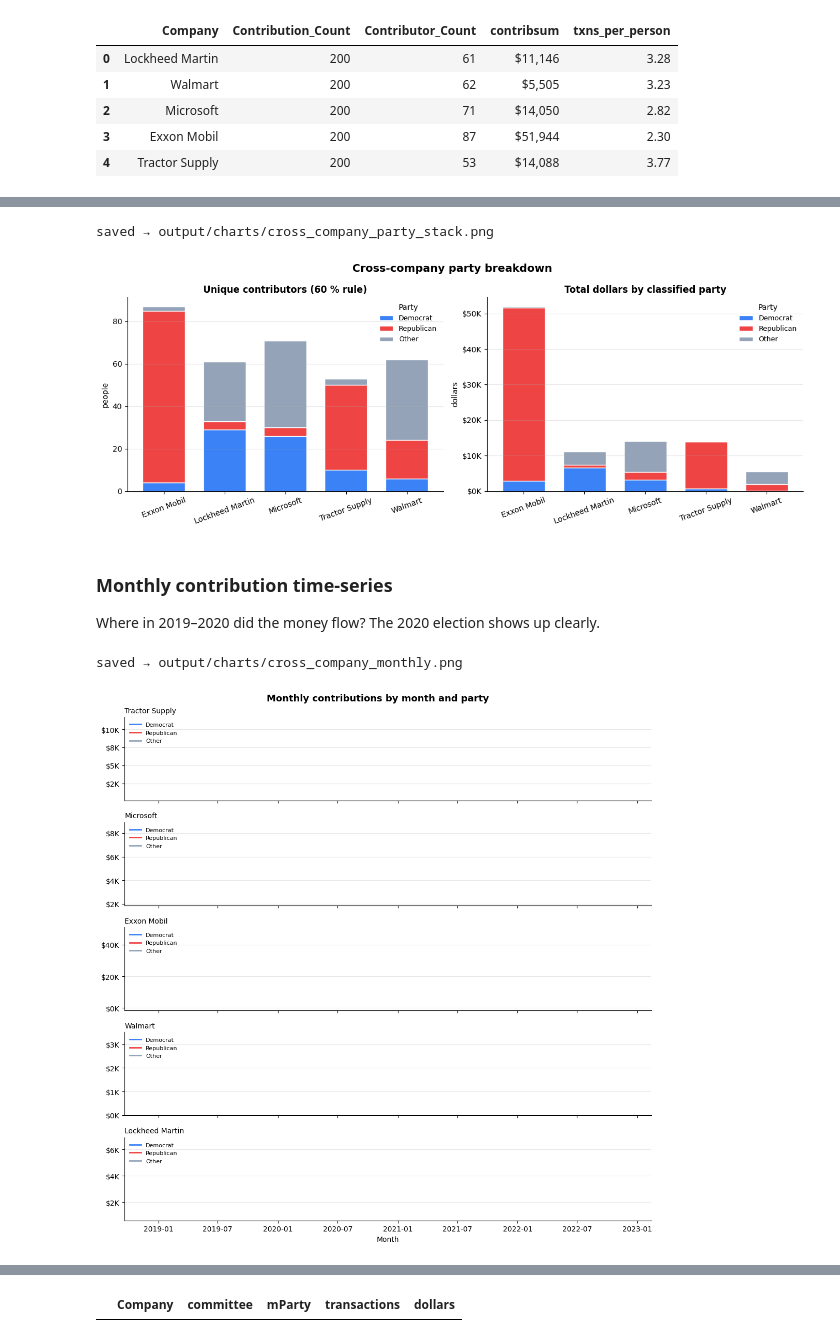
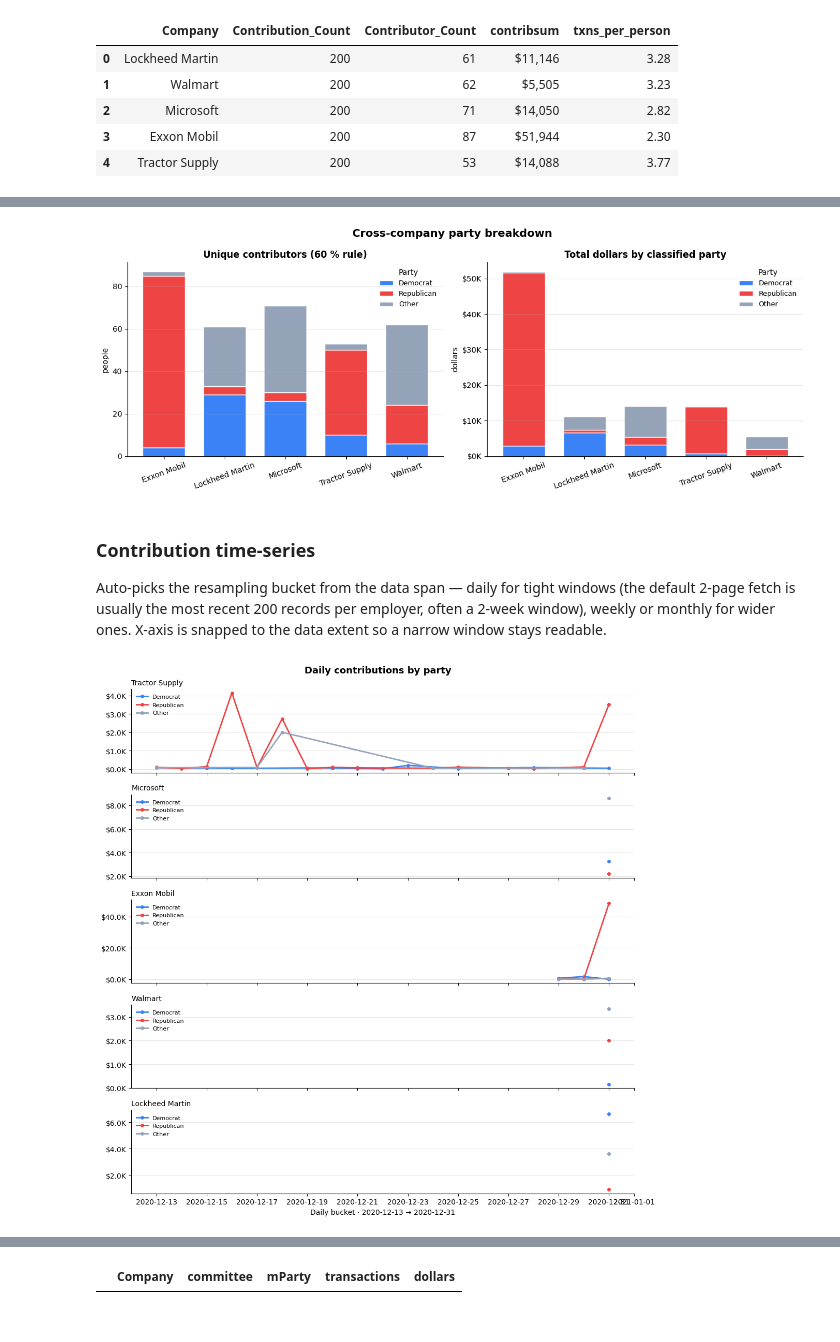
Before and after one commit to JohnnyMarnell/fec-example, a Jupyter notebook: notebooks/cross-company.ipynb, the cells around one changed output, grey strips where cells are left out. Cells and saved outputs as stored; diff of their text form; code cells hidden in the pictures.

````diff
--- a/notebooks/cross-company.ipynb
+++ b/notebooks/cross-company.ipynb
@@ -81,6 +83,13 @@ def _rel(p: Path) -> str:
     try:    return str(p.relative_to(ROOT))
     except ValueError: return str(p)
 
+# Show DuckDB SQL with syntax highlighting then execute it. Single source of truth:
+# anyone scanning the notebook reads the SQL the same way DuckDB does.
+def run_sql(con, sql: str, *, show: bool = True) -> 'pd.DataFrame':
+    if show:
+        display(Markdown(f'```sql\n{sql.strip()}\n```'))
+    return con.execute(sql).df()
+
 print(f'project root : .')
 print(f'schedule_a   : {_rel(SCHEDULE_A_DIR)}')
 print(f'tables out   : {_rel(TABLES_DIR)}')
@@ -254,7 +259,7 @@ con.register('raw', raw)
 con.register('allpacs', allpacs)
 con.register('aristotle', aristotle)
 
-saspac = con.execute("""
+saspac = run_sql(con, """
     WITH joined AS (
         SELECT
             r.company,
@@ -292,7 +297,7 @@ saspac = con.execute("""
         UPPER(NULLIF(TRIM(j.allpacs_party), '')),
         'N'
     )
-""").df()
+""")
 
 # How often did each source resolve the party?
 resolved = pd.DataFrame({
@@ -378,13 +451,15 @@ Colorado       42
 # %%
 con.register('saspac2', saspac2)
-saspac3 = con.execute("""
+saspac3 = run_sql(con, """
     SELECT
         *,
+        -- 25 Aristotle codes collapse to a 3-way major-party label.
         CASE
             WHEN code = 'D' THEN 'Democrat'
             WHEN code = 'R' THEN 'Republican'
             ELSE 'Other'
         END AS mParty,
+        -- ZIP+4 → strict 5-digit (the SAS zipcc step, in one expression).
         LPAD(
             COALESCE(
                 NULLIF(REGEXP_REPLACE(zip_raw, '\\D', '', 'g'), ''),
@@ -394,7 +469,7 @@ saspac3 = con.execute("""
         )[1:5] AS zip5,
         contribution AS contribsum
     FROM saspac2
-""").df()
+""")
 
 saspac3['compervar'] = (
     saspac3['company'].str.strip() + ' - ' +
@@ -672,54 +842,73 @@ plt.suptitle('Cross-company party breakdown', fontsize=14, fontweight='bold')
 plt.tight_layout()
 out_path = CHARTS_DIR / 'cross_company_party_stack.png'
 plt.savefig(out_path, dpi=140, bbox_inches='tight')
-print(f'saved → {_rel(out_path)}')
 plt.show()
 # %% [output]
-saved → output/charts/cross_company_party_stack.png
 [figure]
-# %% [markdown]
-### Monthly contribution time-series
-
-Where in 2019–2020 did the money flow? The 2020 election shows up clearly.
+# %% [markdown]
+### Contribution time-series
+
+Auto-picks the resampling bucket from the data span — daily for tight
+windows (the default 2-page fetch is usually the most recent 200 records
+per employer, often a 2-week window), weekly or monthly for wider ones.
+X-axis is snapped to the data extent so a narrow window stays readable.
 # %%
-monthly = (
-    saspac3.assign(month=saspac3['receipt_date'].dt.to_period('M').dt.to_timestamp())
-          .groupby(['company', 'month', 'mParty'])['contribsum'].sum()
-          .reset_index()
+# Pick the resampling frequency from the actual date span — daily for short
+# windows, weekly for ~3-12mo, monthly for longer. Our default 2-page sample is
+# the most recent 200 records per employer, often a narrow window.
+dates = saspac3['receipt_date'].dropna()
+span_days = (dates.max() - dates.min()).days if not dates.empty else 0
+if span_days <= 60:
+    freq, freq_label = 'D', 'Daily'
+elif span_days <= 365:
+    freq, freq_label = 'W', 'Weekly'
+else:
+    freq, freq_label = 'ME', 'Monthly'
+
+time_series = (
+    saspac3.assign(bucket=saspac3['receipt_date'].dt.to_period(freq).dt.to_timestamp())
+          .groupby(['company', 'bucket', 'mParty'], dropna=False)['contribsum']
+          .sum().reset_index()
 )
 
 fig, axes = plt.subplots(len(ACTIVE_COMPANIES), 1,
                          figsize=(11, 2.2 * len(ACTIVE_COMPANIES)),
                          sharex=True)
 if len(ACTIVE_COMPANIES) == 1:
     axes = [axes]
 
 for ax, company in zip(axes, ACTIVE_COMPANIES):
-    g = monthly[monthly['company'] == company]
+    g = time_series[time_series['company'] == company]
     for party in ['Democrat', 'Republican', 'Other']:
-        gp = g[g['mParty'] == party]
-        if gp.empty:
-            continue
-        ax.plot(gp['month'], gp['contribsum'],
-                label=party, color=PARTY_COLORS[party], linewidth=2)
+        gp = g[g['mParty'] == party].sort_values('bucket')
+        if gp.empty: continue
+        ax.plot(gp['bucket'], gp['contribsum'],
+                label=party, color=PARTY_COLORS[party],
+                linewidth=2, marker='o', markersize=4)
     ax.set_title(COMPANY_DISPLAY.get(company, company), fontsize=10, loc='left')
-    ax.yaxis.set_major_formatter(plt.FuncFormatter(lambda x, _: f'${x/1000:.0f}K'))
+    ax.yaxis.set_major_formatter(plt.FuncFormatter(lambda x, _: f'${x/1000:.1f}K'))
     ax.grid(axis='y', alpha=0.3)
     ax.legend(frameon=False, fontsize=8, loc='upper left')
     ax.spines['top'].set_visible(False)
     ax.spines['right'].set_visible(False)
 
-axes[-1].set_xlabel('Month')
-plt.suptitle('Monthly contributions by month and party',
+# Snap the x-axis to the data extent so a narrow window stays readable.
+if not dates.empty:
+    pad = pd.Timedelta(days=max(1, span_days // 20))
+    for ax in axes:
+        ax.set_xlim(dates.min() - pad, dates.max() + pad)
+    axes[-1].set_xlabel(f'{freq_label} bucket · {dates.min():%Y-%m-%d} → {dates.max():%Y-%m-%d}')
+else:
+    axes[-1].set_xlabel('No dates available')
+
+plt.suptitle(f'{freq_label} contributions by party',
              fontsize=13, fontweight='bold')
 plt.tight_layout()
 out_path = CHARTS_DIR / 'cross_company_monthly.png'
 plt.savefig(out_path, dpi=140, bbox_inches='tight')
-print(f'saved → {_rel(out_path)}')
 plt.show()
 # %% [output]
-saved → output/charts/cross_company_monthly.png
-[figure, old version]
+[figure, new version]
 # %% [markdown]
 ### Top contributing states
 
````
Also changed, not shown: parts of 44 cells of this notebook, 20 other files.
